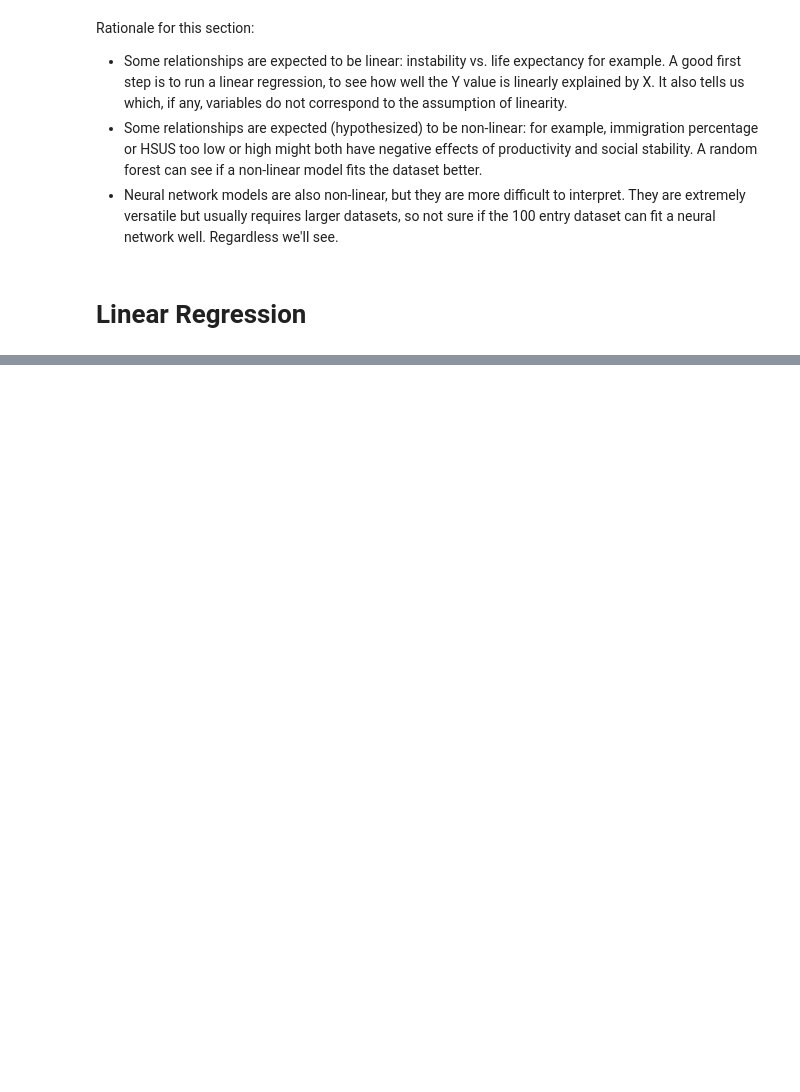
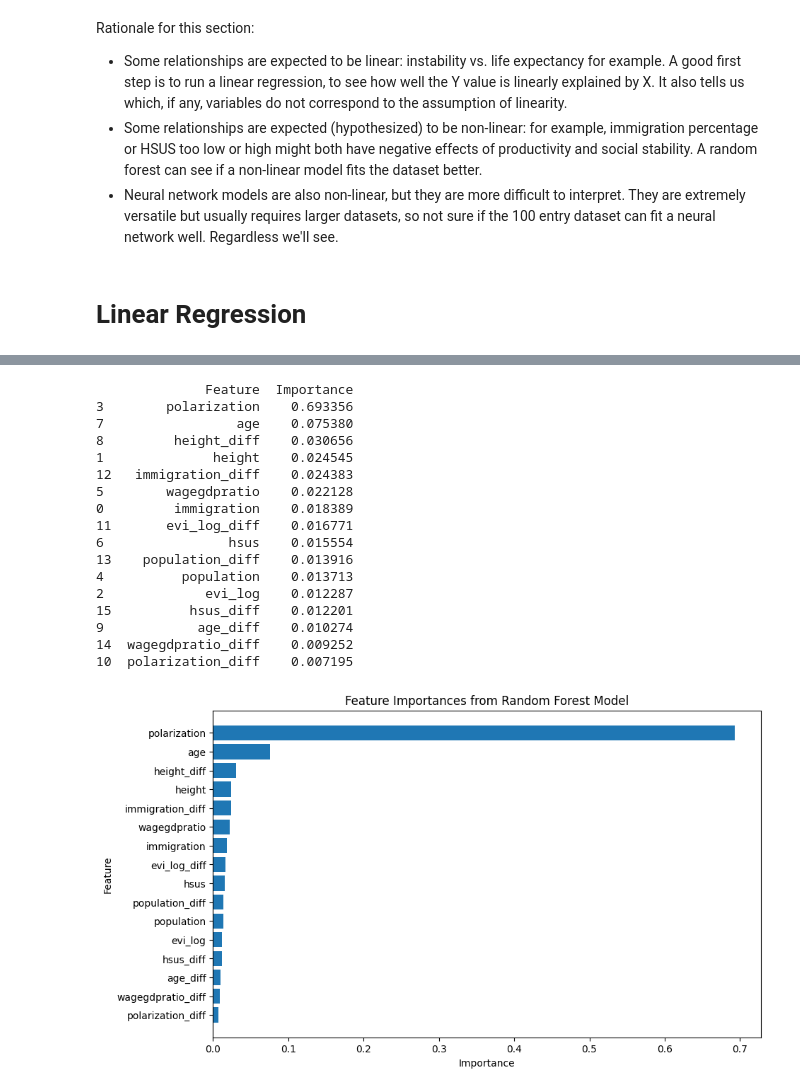
Before and after one commit to Jichao-Yang/data221, a Jupyter notebook: final/3.ipynb, the cells around one changed output, grey strips where cells are left out. Cells and saved outputs as stored; diff of their text form; code cells hidden in the pictures; blank space fills up the shorter version.

```diff
--- a/final/3.ipynb
+++ b/final/3.ipynb
@@ -107,0 +133,39 @@ Mean Squared Error (Neural Network): 0.33499745829223093
+# %%
+# Get feature importances from the trained Random Forest model
+importances = nn_model.feature_importances_
+
+# Create a DataFrame for better visualization
+feature_importances = pd.DataFrame({'Feature': x_vars, 'Importance': importances})
+
+# Sort the DataFrame by importance
+feature_importances = feature_importances.sort_values(by='Importance', ascending=False)
+
+print(feature_importances)
+
+# Plot the feature importances
+plt.figure(figsize=(10, 6))
+plt.barh(feature_importances['Feature'], feature_importances['Importance'])
+plt.xlabel('Importance')
+plt.ylabel('Feature')
+plt.title('Feature Importances from Random Forest Model')
+plt.gca().invert_yaxis()
+plt.show()
+# %% [output]
+              Feature  Importance
+3        polarization    0.693356
+7                 age    0.075380
+8         height_diff    0.030656
+1              height    0.024545
+12   immigration_diff    0.024383
+5        wagegdpratio    0.022128
+0         immigration    0.018389
+11       evi_log_diff    0.016771
+6                hsus    0.015554
+13    population_diff    0.013916
+4          population    0.013713
+2             evi_log    0.012287
+15          hsus_diff    0.012201
+9            age_diff    0.010274
+14  wagegdpratio_diff    0.009252
+10  polarization_diff    0.007195
+[figure, added]
```
Also changed, not shown: parts of 11 cells of this notebook, 1 other file.
